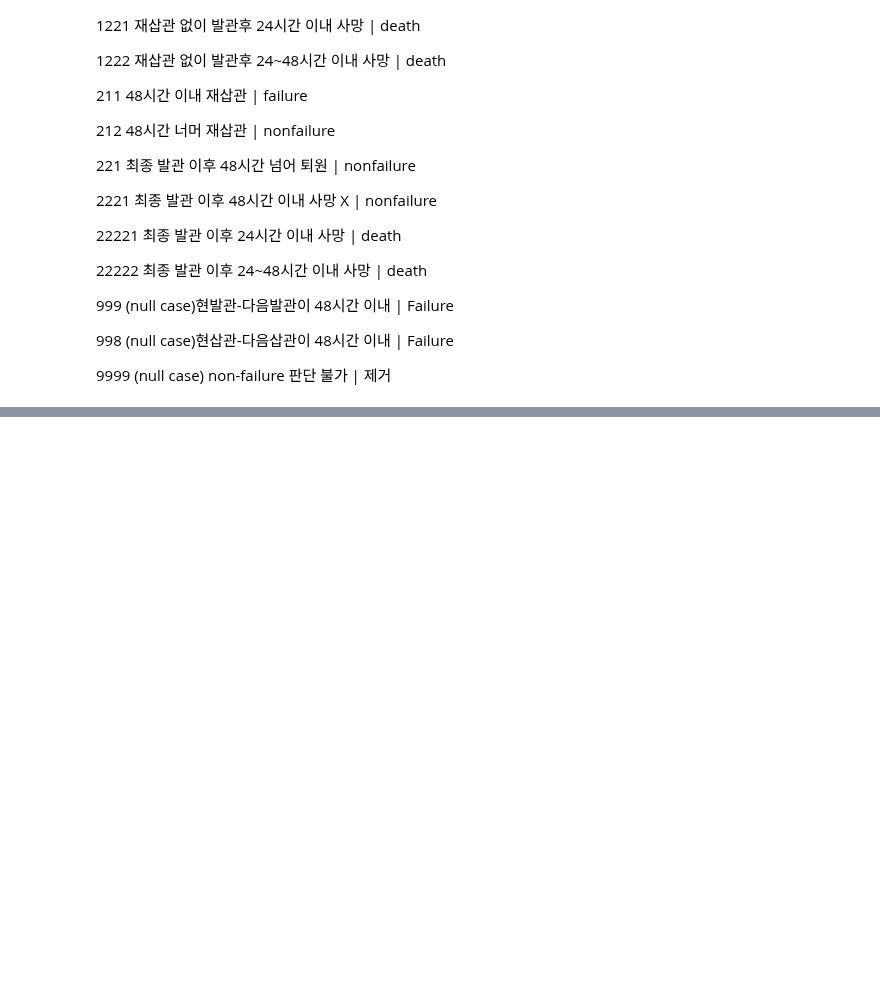
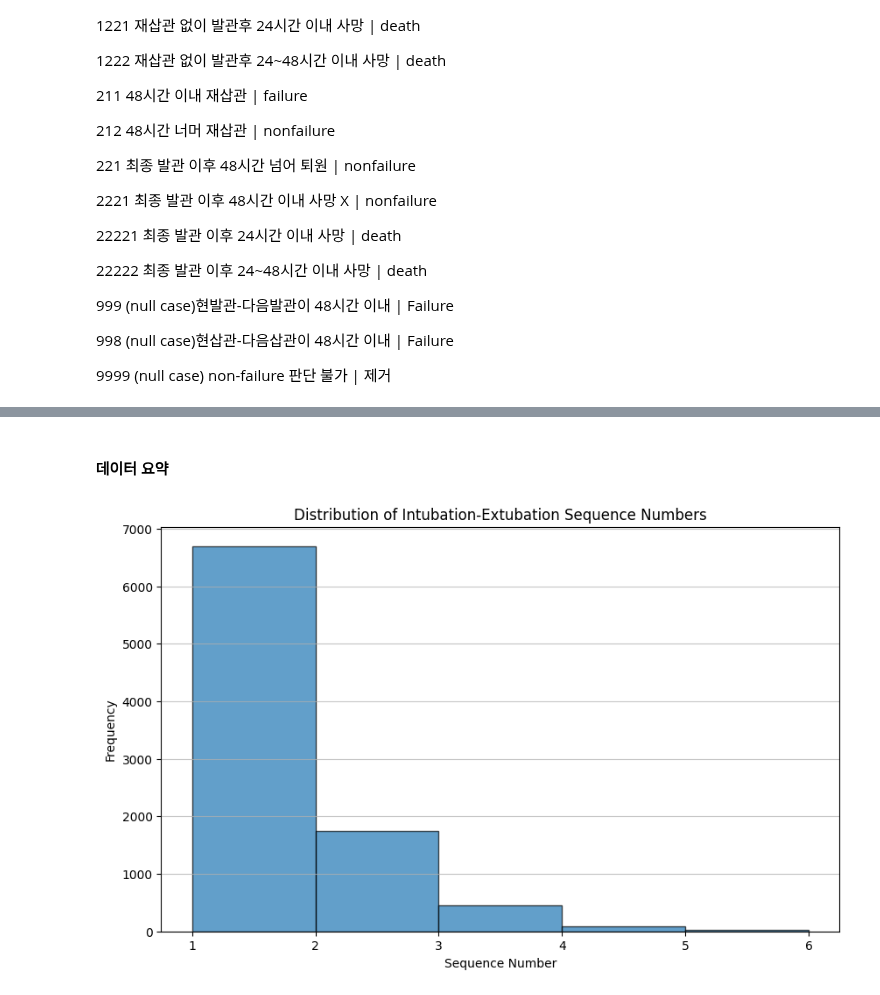
Before and after one commit to sujungleeml/P1_extubationfailure, a Jupyter notebook: 서대철/subjectlist_alignment_main.ipynb, the cells around one changed output, grey strips where cells are left out. Drawn from its saved outputs; the diff is of its cells as text; code cells hidden in the pictures; blank space fills up the shorter version.

Commit message:
Add visualization

```diff
--- a/서대철/subjectlist_alignment_main.ipynb
+++ b/서대철/subjectlist_alignment_main.ipynb
@@ -326,2 +327,16 @@ subjects_df
 # %%
 subjects_df.to_csv('./outputs/subjects_df.csv')
+# %% [markdown]
+#### 데이터 요약
+# %%
+plt.figure(figsize=(10, 6))
+plt.hist(subjects_df['seq_num'], bins=range(1, subjects_df['seq_num'].max() + 1), edgecolor='k', alpha=0.7)
+plt.title('Distribution of Intubation-Extubation Sequence Numbers')
+plt.xlabel('Sequence Number')
+plt.ylabel('Frequency')
+plt.xticks(range(1, subjects_df['seq_num'].max() + 1))
+plt.grid(axis='y', alpha=0.75)
+
+plt.show()
+# %% [output]
+[figure, added]
```
Also changed, not shown: parts of 4 cells of this notebook, 1 other file.
